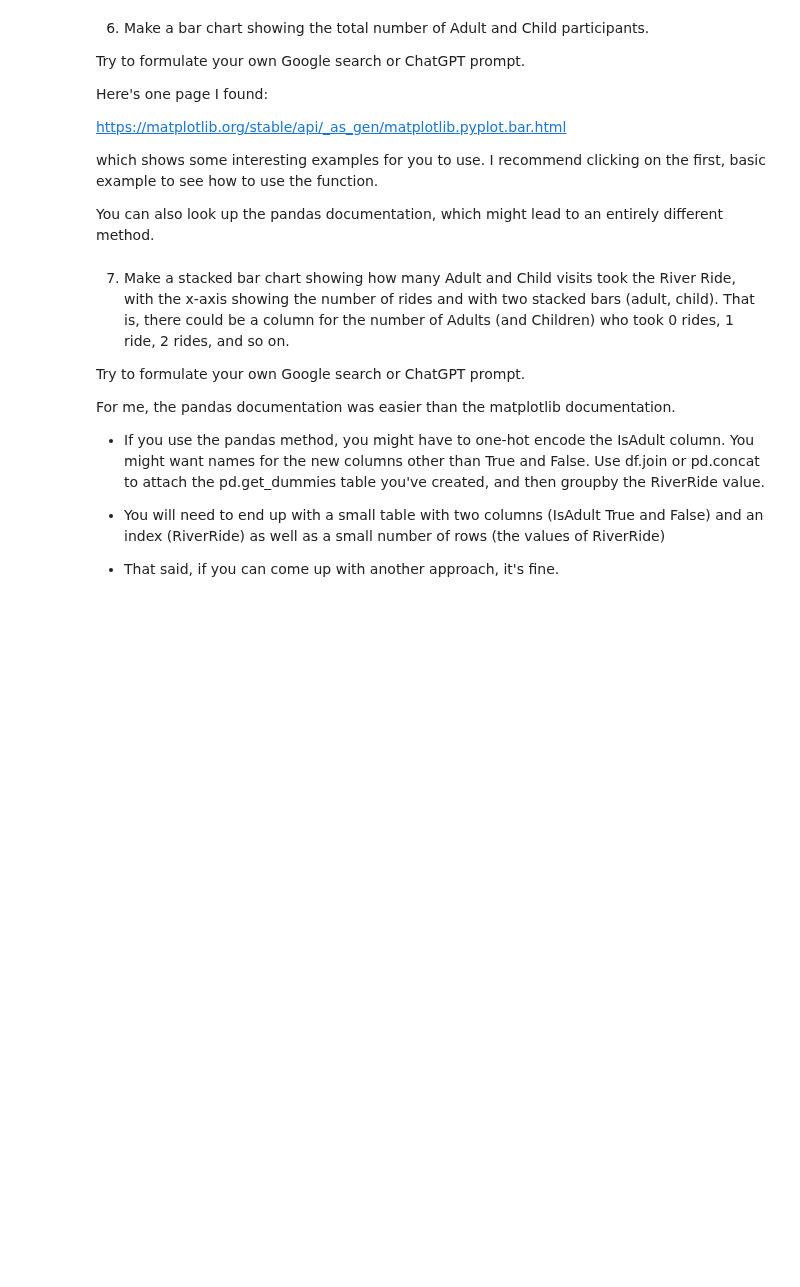
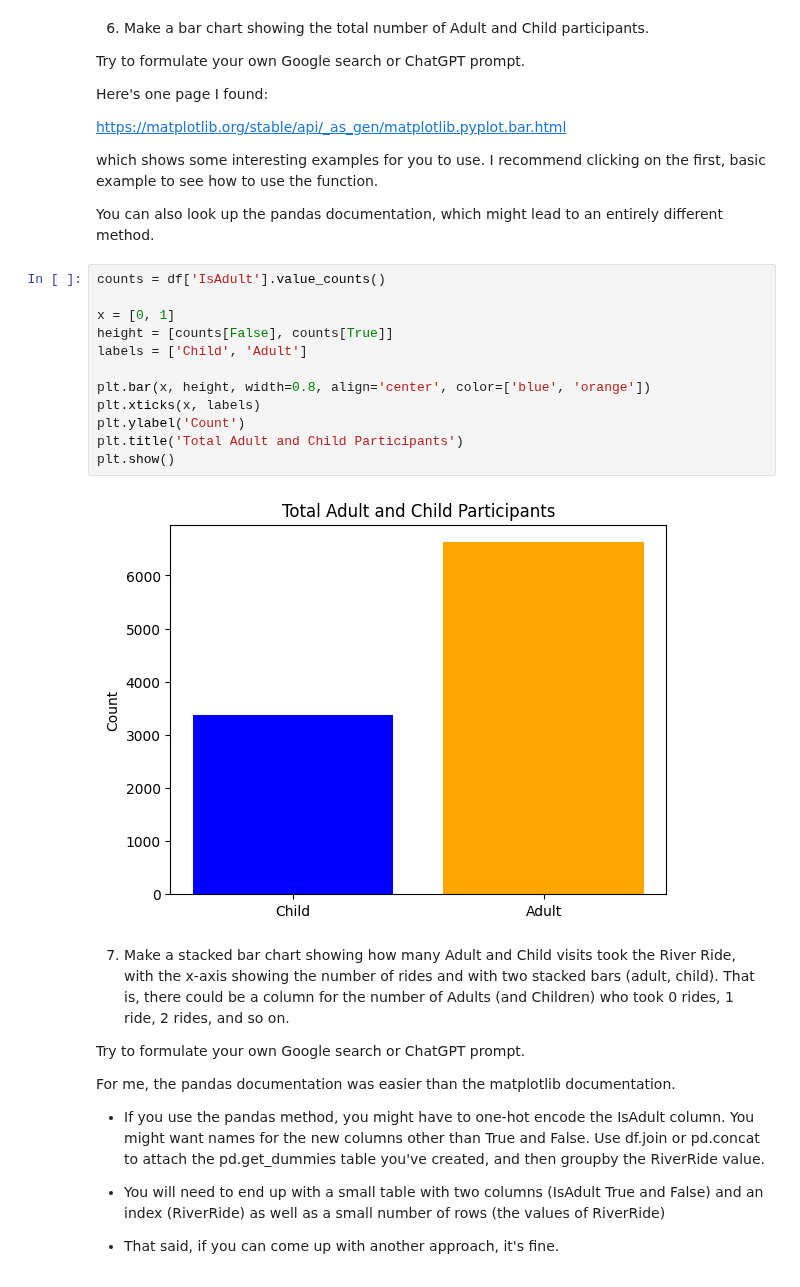
Before and after one commit to alr6qr/2025-spring-B2, a Jupyter notebook: Week3.ipynb, the cells around one changed output. Saved outputs shown, nothing was run; the diff lists cells and outputs as text; blank space fills up the shorter version.

```diff
--- a/Week3.ipynb
+++ b/Week3.ipynb
@@ -297,6 +297,20 @@ https://matplotlib.org/stable/api/_as_gen/matplotlib.pyplot.bar.html
 which shows some interesting examples for you to use.  I recommend clicking on the first, basic example to see how to use the function.
 
 You can also look up the pandas documentation, which might lead to an entirely different method.
+# %%
+counts = df['IsAdult'].value_counts()
+
+x = [0, 1]
+height = [counts[False], counts[True]]
+labels = ['Child', 'Adult']
+
+plt.bar(x, height, width=0.8, align='center', color=['blue', 'orange'])
+plt.xticks(x, labels)
+plt.ylabel('Count')
+plt.title('Total Adult and Child Participants')
+plt.show()
+# %% [output]
+[figure, added]
 # %% [markdown]
 7. Make a stacked bar chart showing how many Adult and Child visits took the River Ride, with the x-axis showing the number of rides and with two stacked bars (adult, child).  That is, there could be a column for the number of Adults (and Children) who took 0 rides, 1 ride, 2 rides, and so on.
 
```
Also changed, not shown: parts of 7 cells of this notebook, 4 other files.
